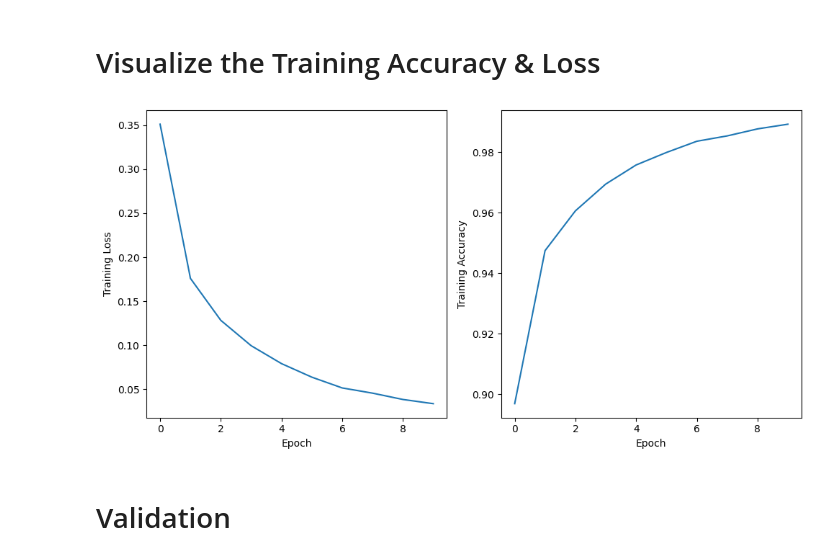
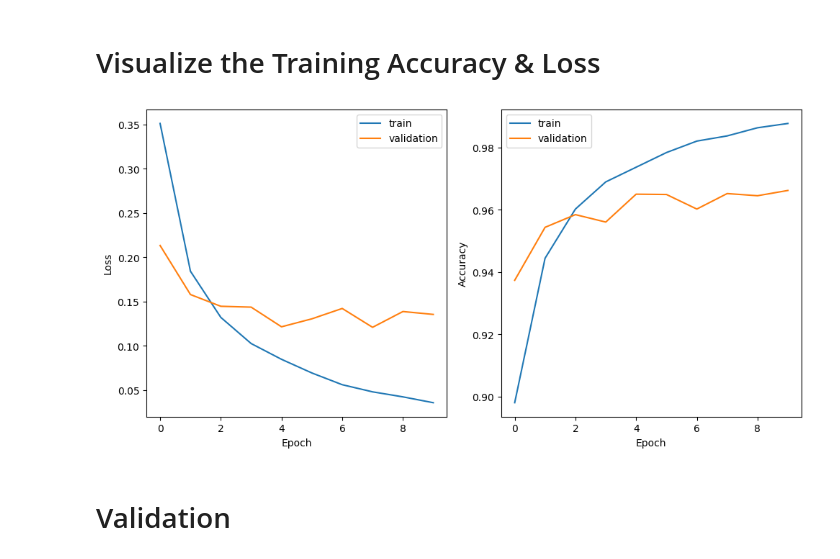
Before and after one commit to engichang1467/Simple-KAN, a Jupyter notebook: demo.ipynb, the cells around one changed output. Saved outputs shown, nothing was run; the diff lists cells and outputs as text; code cells hidden in the pictures.

Commit message:
combined training and validation process together

```diff
--- a/demo.ipynb
+++ b/demo.ipynb
@@ -46,6 +46,8 @@ criterion = nn.CrossEntropyLoss()
 # Lists to store training loss and accuracy
 train_losses = []
 train_accuracies = []
+val_losses = []
+val_accuracies = []
 
 # Training loop
 num_epochs = 10
@@ -85,4 +87,24 @@ for epoch in range(num_epochs):
         train_accuracies.append(avg_acc)
 
         print(f"Epoch {epoch+1}/{num_epochs} - Loss: {avg_loss:.4f} - Accuracy: {avg_acc:.4f}")
+
+
+    model.eval()
+    val_loss = 0
+    val_accuracy = 0
+    with torch.no_grad():
+        for images, labels in test_loader:
+            images = images.view(-1, 28 * 28)
+            output = model(images)
+            val_loss += criterion(output, labels).item()
+            val_accuracy += (output.argmax(dim=1) == labels).float().mean().item()
+
+    # Calculate average loss and accuracy for the validation
+    val_loss /= len(test_loader)
+    val_accuracy /= len(test_loader)
+
+    val_losses.append(val_loss)
+    val_accuracies.append(val_accuracy)
+
+    print(f"Val Loss: {val_loss}, Val Accuracy: {val_accuracy}")
 # %% [output]
@@ -101,20 +133,24 @@ Epoch 10/10 - Loss: 0.0336 - Accuracy: 0.9892
 # %%
 # Plot training loss and accuracy
 plt.figure(figsize=(10, 5))
 plt.subplot(1, 2, 1)
-plt.plot(range(num_epochs), train_losses)
+plt.plot(range(num_epochs), train_losses, label="train")
+plt.plot(range(num_epochs), val_losses, label="validation")
 plt.xlabel("Epoch")
-plt.ylabel("Training Loss")
+plt.ylabel("Loss")
+plt.legend()
 
 plt.subplot(1, 2, 2)
-plt.plot(range(num_epochs), train_accuracies)
+plt.plot(range(num_epochs), train_accuracies, label="train")
+plt.plot(range(num_epochs), val_accuracies, label="validation")
 plt.xlabel("Epoch")
-plt.ylabel("Training Accuracy")
+plt.ylabel("Accuracy")
+plt.legend()
 
 plt.tight_layout()
 plt.show()
 # %% [output]
-[figure, old version]
+[figure, new version]
 # %% [markdown]
 # Validation
 # %%
```
Also changed, not shown: parts of 2 cells of this notebook, 5 other files.
